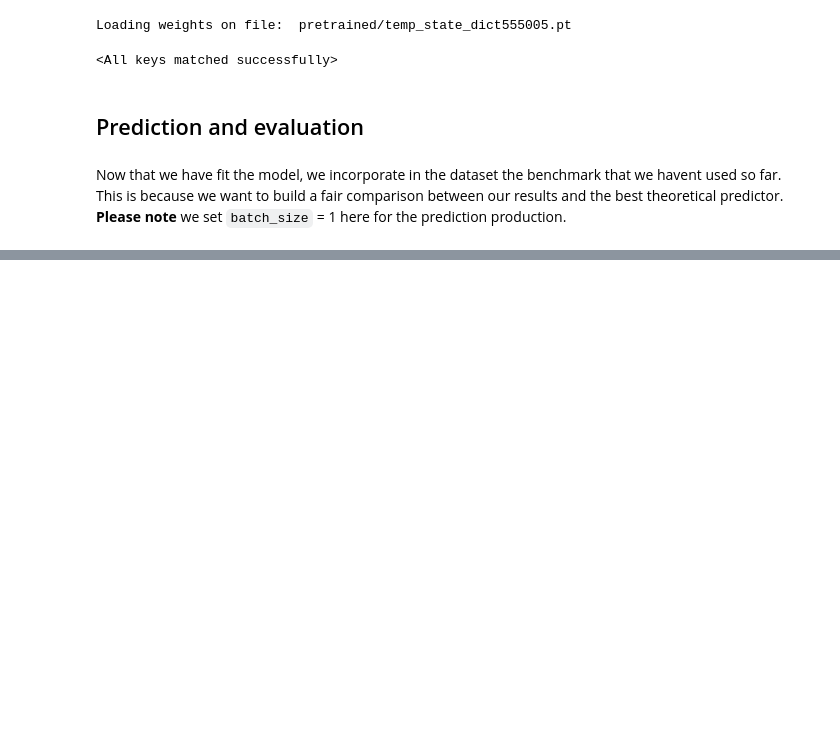
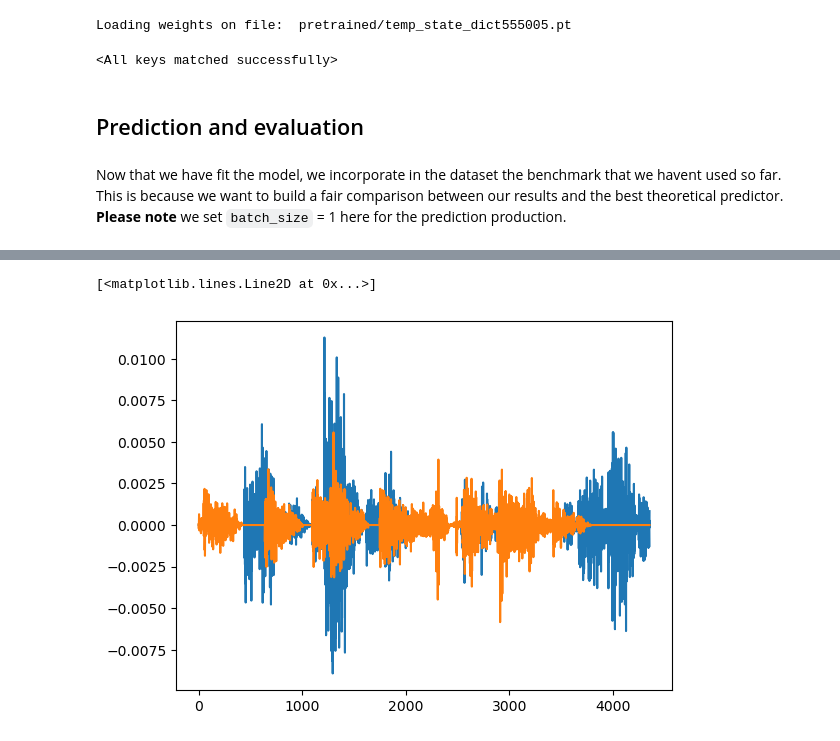
Before and after one commit to matteocitterio/Generative-models-for-financial-networks, a Jupyter notebook: Definitive/NodeRegression/main.ipynb, the cells around one changed output, grey strips where cells are left out. Saved outputs shown, nothing was run; the diff lists cells and outputs as text; code cells hidden in the pictures; blank space fills up the shorter version.

```diff
--- a/Definitive/NodeRegression/main.ipynb
+++ b/Definitive/NodeRegression/main.ipynb
@@ -348,3 +352,9 @@ AttributeError: 'CompleteModel' object has no attribute 'forward_pred'
+# %%
+plt.plot(y_bench_test[:,0,3])
+plt.plot(y_margin_test[:,0,3])
+# %% [output]
+[<matplotlib.lines.Line2D at 0x...>]
+[figure, added]
 # %%
 def graph_predictions(args, model, loader, gc_loader):
     """
```
Also changed, not shown: parts of 7 cells of this notebook, 9 other files.
